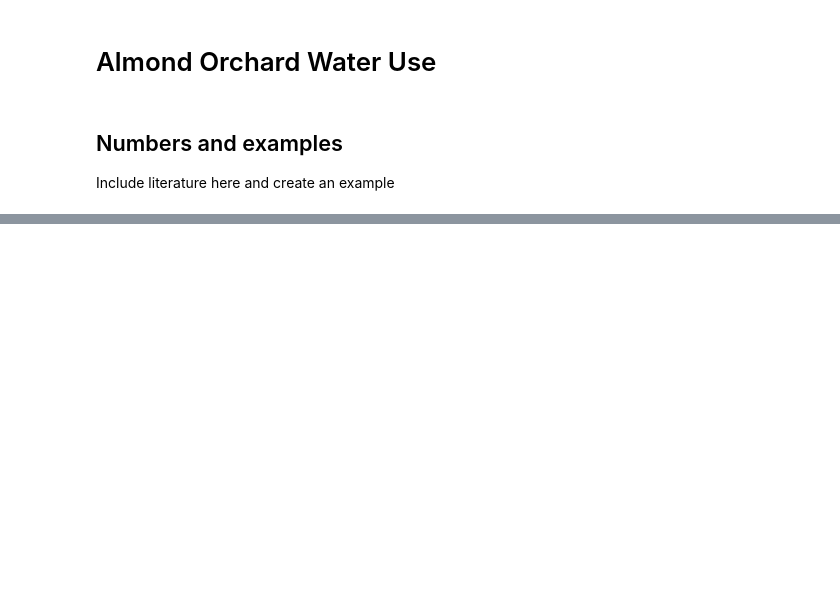
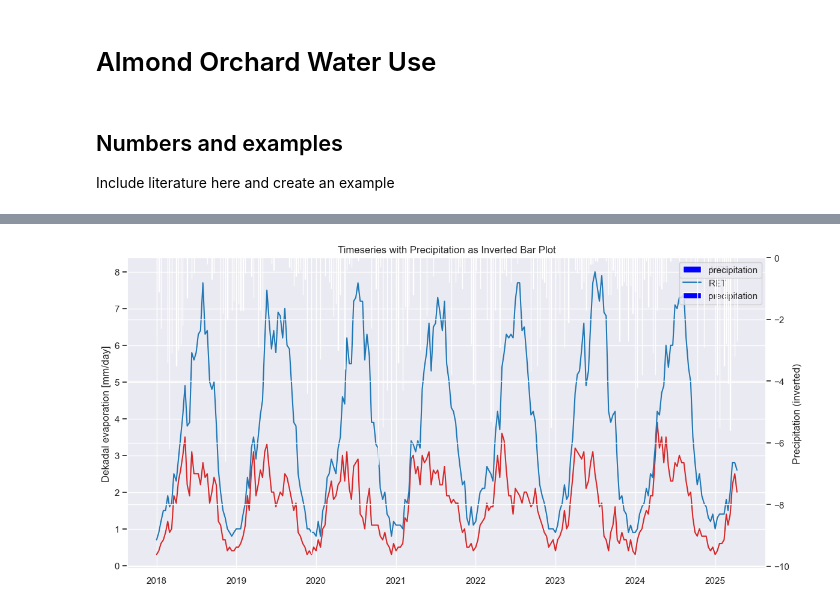
Before and after one commit to nadja1390/RAFIP, a Jupyter notebook: Orchard_Water_Use.ipynb, the cells around one changed output, grey strips where cells are left out. Saved outputs shown, nothing was run; the diff lists cells and outputs as text; code cells hidden in the pictures; blank space fills up the shorter version.

```diff
--- a/Orchard_Water_Use.ipynb
+++ b/Orchard_Water_Use.ipynb
@@ -39,0 +108,54 @@ the optimal deficit irrigation program for almond should prioritize supplying th
+# %%
+# === Plot NDVI time series with min/max around median ===
+sns.set_theme()
+
+# fig, ax = plt.subplots(figsize=(10, 4))
+
+# df_dek.plot(ax=ax)
+
+
+
+# # Labels and legend
+# plt.title('Dekadal evaporation (ETref and AETI) and precipitation (PCP)')
+# plt.xlabel('Date')
+# plt.ylabel('Dekadal evaporation [mm/day]')
+# plt.legend()
+# plt.grid(True)
+# plt.xticks(rotation=45)
+# plt.tight_layout()
+
+# # === Show plot ===
+# plt.show()
+
+# "","RET","PCP"
+
+fig, ax1 = plt.subplots(figsize=(12, 6))
+
+# Loop through each year and color the background for March to September
+for year in range(df_dek.index.year.min(), df_dek.index.year.max() + 1):
+    start_date = pd.Timestamp(f'{year}-03-01')  # March 1st of the year
+    end_date = pd.Timestamp(f'{year}-09-15')   # September 30th of the year
+    ax.axvspan(start_date, end_date, color='mediumseagreen', alpha=0.3)
+
+# Line plots for
+ax1.plot(df_dek.index, df_dek['AETI'], color='tab:red', label='AETI')
+ax1.plot(df_dek.index, df_dek['RET'], color='tab:blue', label='RET')
+ax1.set_ylabel('Dekadal evaporation [mm/day]')
+ax1.legend(loc='upper left')
+
+# Secondary y-axis for Precipitation (plotted as a bar plot, top-down)
+ax2 = ax1.twinx()
+ax2.bar(df_dek.index, -df_dek['PCP'], color='blue', label='precipitation')
+ax2.set_ylabel('Precipitation (inverted)')
+ax2.legend(loc='upper right')
+
+# Optional: make sure the precipitation legend appears
+lines, labels = ax1.get_legend_handles_labels()
+lines2, labels2 = ax2.get_legend_handles_labels()
+ax1.legend(lines + lines2, labels + labels2, loc='upper right')
+
+plt.title('Timeseries with Precipitation as Inverted Bar Plot')
+plt.tight_layout()
+plt.show()
+# %% [output]
+[figure, added]
```
Also changed, not shown: parts of 8 cells of this notebook, 4 other files.
